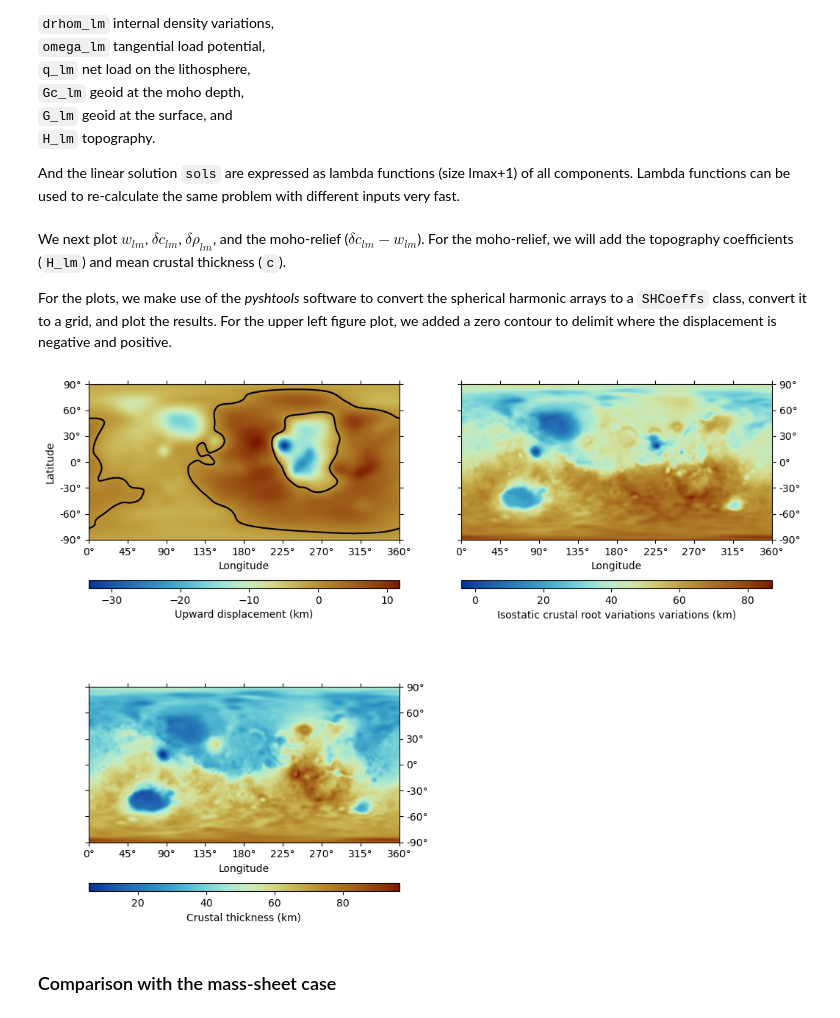
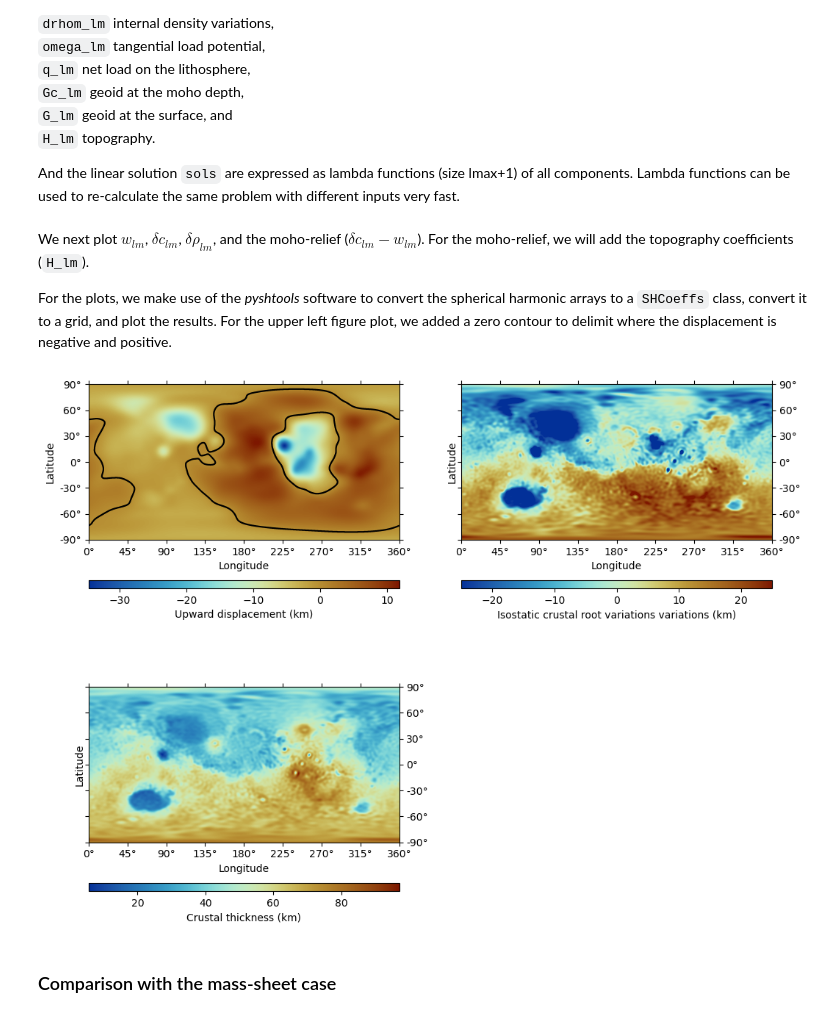
Before and after one commit to AB-Ares/Displacement_strain_planet, a Jupyter notebook: examples/Run_demo.ipynb, the cells around one changed output. Drawn from its saved outputs; the diff is of its cells as text; code cells hidden in the pictures.

```diff
--- a/examples/Run_demo.ipynb
+++ b/examples/Run_demo.ipynb
@@ -89,30 +89,30 @@ The function outputs the following spherical harmonic coefficients: \
 
 And the linear solution `sols` are expressed as lambda functions (size lmax+1) of all components. Lambda functions can be used to re-calculate the same problem with different inputs very fast.
 # %%
-w_lm, A_lm, moho_relief_lm, dc_lm, drhom_lm, omega_lm, q_lm, Gc_lm, \
-G_lm, H_lm, sols = Thin_shell_matrix_nmax(*args_param_m, G_lm = geoid_clm.coeffs, \
+(w_lm, A_lm, moho_relief_lm, dc_lm, drhom_lm, omega_lm, q_lm, Gc_lm,
+G_lm, H_lm, sols) = Thin_shell_matrix_nmax(*args_param_m, G_lm = geoid_clm.coeffs,
         H_lm = topo_clm.coeffs, drhom_lm = zeros.copy(), filter = 'Ma', filter_half = 50)
 # %% [markdown]
-We next plot $w_{lm}$, $\delta c_{lm}$, $\delta \rho_{lm}$, and the moho-relief ($\delta c_{lm} - w_{lm}$). For the moho-relief, we will add the topography coefficients (`H_lm`) and mean crustal thickness (`c`).
+We next plot $w_{lm}$, $\delta c_{lm}$, $\delta \rho_{lm}$, and the moho-relief ($\delta c_{lm} - w_{lm}$). For the moho-relief, we will add the topography coefficients (`H_lm`).
 
 For the plots, we make use of the *pyshtools* software to convert the spherical harmonic arrays to a `SHCoeffs` class, convert it to a grid, and plot the results. For the upper left figure plot, we added a zero contour to delimit where the displacement is negative and positive.
 # %%
 args_plot = dict(tick_interval=[45, 30], colorbar = 'bottom', cmap = cm.roma_r)
 fig, ((ax1,ax2),(ax3,ax4)) = plt.subplots(2,2, **args_fig)
 
 grid_W = pysh.SHCoeffs.from_array(w_lm/1e3).expand(**args_expand) - R/1e3
 grid_W.plot(ax=ax1, cb_label = 'Upward displacement (km)', **args_plot)
-ax1.contour(grid_W.data > 0, levels = [0.99], extent = (0,360,-90,90), \
+ax1.contour(grid_W.data > 0, levels = [0.99], extent = (0,360,-90,90),
         colors = 'k', origin = 'upper') # Add zero displacement contour
-pysh.SHCoeffs.from_array(dc_lm/1e3).expand(**args_expand).plot(ax=ax2, \
-        cb_label = 'Isostatic crustal root variations variations (km)', \
-        ticks = 'wSnE', ylabel = None, **args_plot)
+pysh.SHCoeffs.from_array(dc_lm/1e3).expand(**args_expand).plot(ax=ax2,
+        cb_label = 'Isostatic crustal root variations variations (km)',
+        ticks = 'wSnE', **args_plot, cmap_limits = [-25,25])
 (pysh.SHCoeffs.from_array((H_lm-moho_relief_lm)/1e3).expand(**args_expand)).\
-        plot(ax=ax3, cb_label = 'Crustal thickness (km)', ticks = 'wSnE', ylabel = \
-        None, show = True, **args_plot)
+        plot(ax=ax3, cb_label = 'Crustal thickness (km)', ticks = 'wSnE',
+        show = True, **args_plot)
 ax4.set_visible(False)
 # %% [output]
-[figure, old version]
+[figure, new version]
 # %% [markdown]
 ### Comparison with the mass-sheet case
 # %% [markdown]
```
Also changed, not shown: parts of 17 cells of this notebook, 15 other files.
